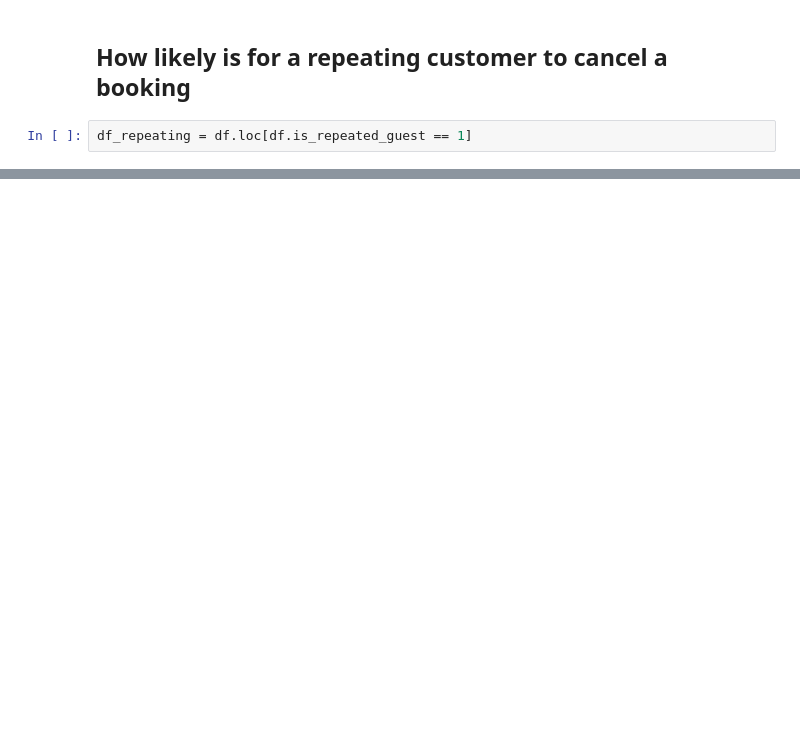
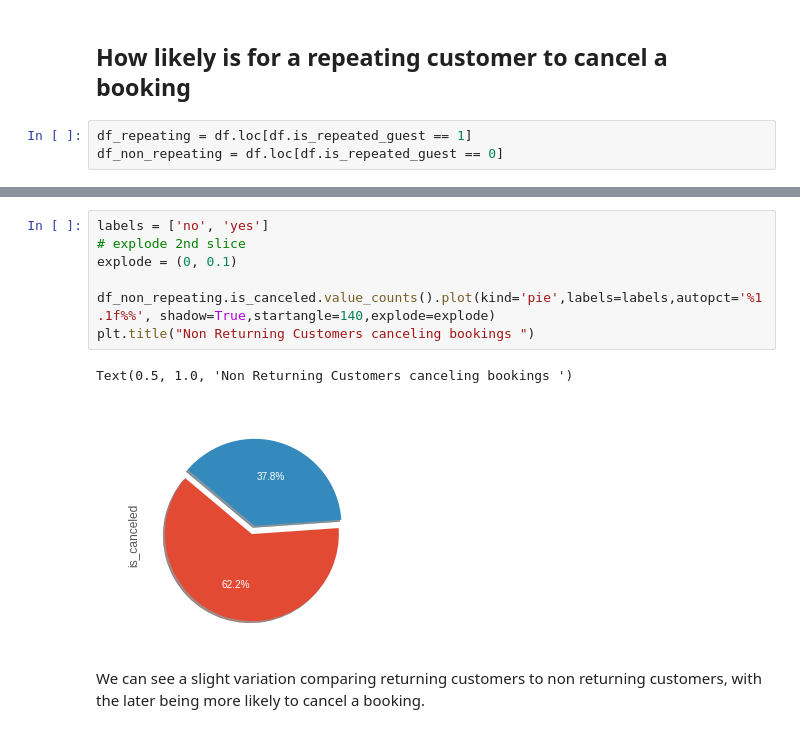
Before and after one commit to aenoboa1/Project_MlZoomcamp, a Jupyter notebook: notebook.ipynb, the cells around one changed output, grey strips where cells are left out. Saved outputs shown, nothing was run; the diff lists cells and outputs as text; blank space fills up the shorter version.

```diff
--- a/notebook.ipynb
+++ b/notebook.ipynb
@@ -265,3 +263,4 @@ del df_city,df_resort
 ## How likely is for a repeating customer to cancel a booking
 # %%
 df_repeating = df.loc[df.is_repeated_guest == 1]
+df_non_repeating = df.loc[df.is_repeated_guest == 0]
@@ -272,0 +277,12 @@ df_repeating.is_canceled.value_counts().plot(kind='pie')
+# %%
+labels = ['no', 'yes']
+# explode 2nd slice
+explode = (0, 0.1)
+
+df_non_repeating.is_canceled.value_counts().plot(kind='pie',labels=labels,autopct='%1.1f%%', shadow=True,startangle=140,explode=explode)
+plt.title("Non Returning Customers canceling bookings ")
+# %% [output]
+Text(0.5, 1.0, 'Non Returning Customers canceling bookings ')
+[figure, added]
+# %% [markdown]
+We can see a slight variation comparing  returning customers to non returning customers, with the later being more likely to cancel a booking.
```
Also changed, not shown: parts of 7 cells of this notebook.
